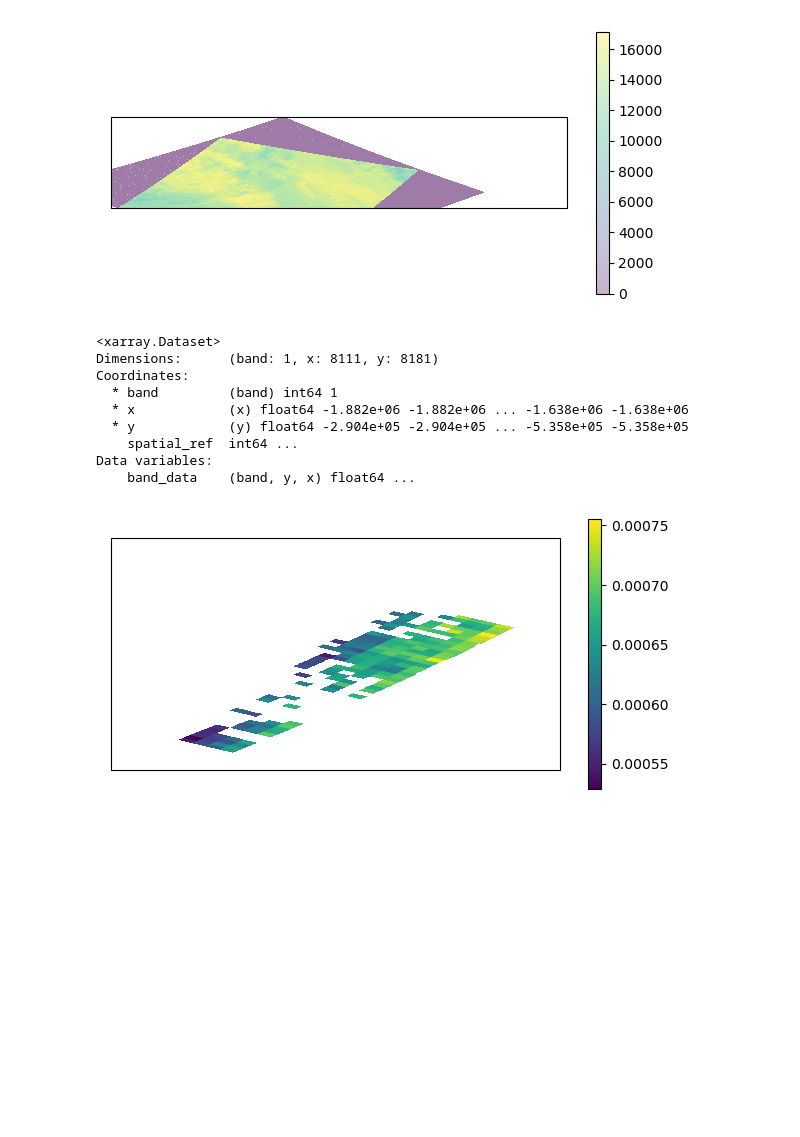
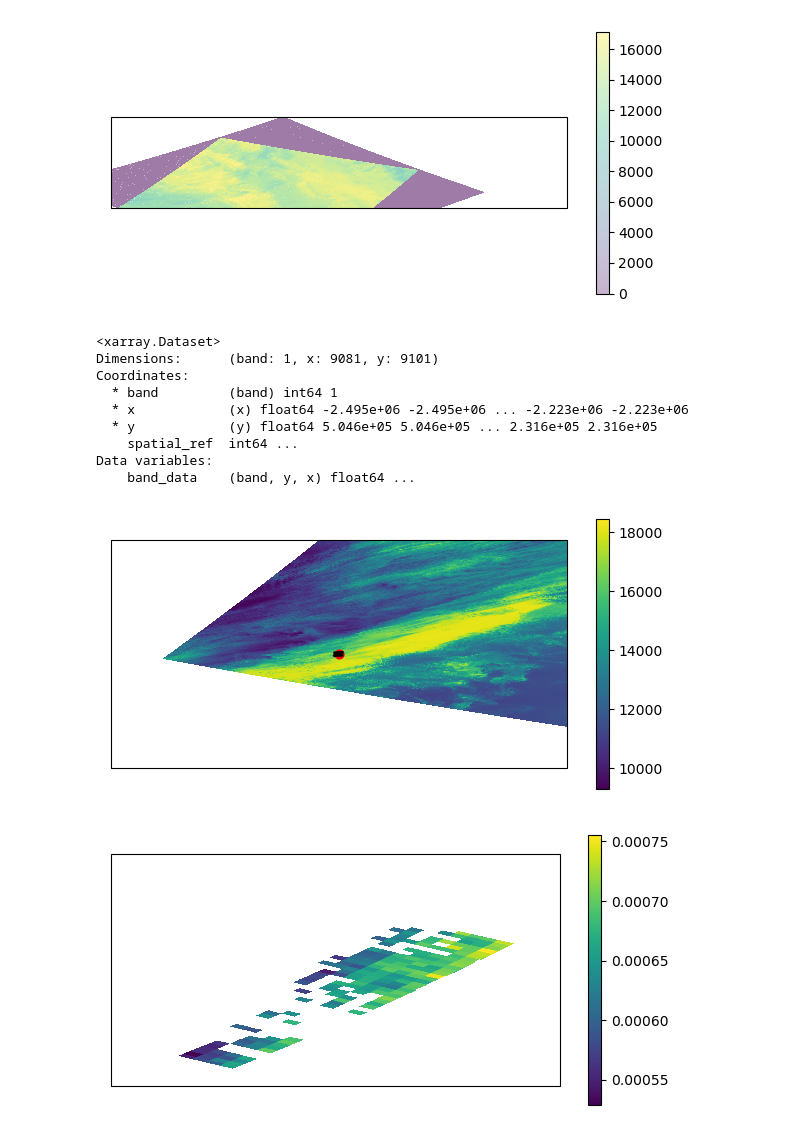
Before and after one commit to tsnow03/Landsat_SST_algorithm, a Jupyter notebook: NLSSTpipeline_20230815.ipynb, the cells around one changed output. Cells and saved outputs as stored; diff of their text form; code cells hidden in the pictures; blank space fills up the shorter version.

```diff
--- a/NLSSTpipeline_20230815.ipynb
+++ b/NLSSTpipeline_20230815.ipynb
@@ -1460,0 +1338,17 @@ client
+# %%
+# Derive NLSST coefficiencts from MODTRAN files
+if os.path.isfile(NLSST_input_file):
+    print ('NLSST input exists')
+    modtran_lut = pd.read_pickle(NLSST_input_file)
+
+else:
+    modtran_lut = prep_NLSST(lsatpath,prefix,spec_hu_file)
+    modtran_lut.to_pickle(NLSST_input_file)
+
+
+NLSST_results = derive_NLSST(modtran_lut)
+a0 = NLSST_results.params.Intercept
+a1 = NLSST_results.params.toa
+a2 = NLSST_results.params.tcwv_toa
+
+print(NLSST_results.summary())
@@ -1679,30 +1605,33 @@ ls_scene.rio.reproject("EPSG:4326")
 # %% [output]
 [figure]
 # %%
-Lfile = '/home/jovyan/Data/SST/MODcalib/Cosgrove/LC08_L1GT_004112_20170129_20201016_02_T2_151002_Cel.tif'
+Lfile = '/home/jovyan/Landsat_SST_algorithm/Data/SST/Validation/LC08_L1GT_228108_20200123_20201016_02_T2_141253_Cel_calib.tif'
 ls_scene = xr.open_dataset(Lfile)
 ls_scene
 # %% [output]
 <xarray.Dataset>
-Dimensions:      (band: 1, x: 8111, y: 8181)
+Dimensions:      (band: 1, x: 9081, y: 9101)
 Coordinates:
   * band         (band) int64 1
-  * x            (x) float64 -1.882e+06 -1.882e+06 ... -1.638e+06 -1.638e+06
-  * y            (y) float64 -2.904e+05 -2.904e+05 ... -5.358e+05 -5.358e+05
+  * x            (x) float64 -2.495e+06 -2.495e+06 ... -2.223e+06 -2.223e+06
+  * y            (y) float64 5.046e+05 5.046e+05 ... 2.316e+05 2.316e+05
     spatial_ref  int64 ...
 Data variables:
     band_data    (band, y, x) float64 ...
 # %%
 plt.figure(figsize=(6, 3))
 ax = plt.axes(projection=ccrs.PlateCarree())
 ax.set_global()
+ax.set_ylim([ilat-1,ilat+1])
+ax.set_xlim([ilon-2,ilon+2])
 cb = ax.pcolormesh(ls_scene.x,ls_scene.y,ls_scene.sel(band=1).to_array().isel(variable=0),transform=cartopy.crs.epsg(3031))
-# plt.scatter([ilon],[ilat],c='k',s=40)
+plt.scatter([ilon],[ilat],c='r',s=40,transform=ccrs.PlateCarree())
+plt.plot([polarx[0],polarx[0],polarx[1],polarx[1],polarx[0]],[polary[0],polary[1],polary[1],polary[0],polary[0]],lw=2,ls='--',color='k',transform=cartopy.crs.epsg(3031))
 ax.coastlines()
-# ax.set_ylim([-70, -67])
-# ax.set_xlim([-95,-89])
 plt.colorbar(cb)
 plt.tight_layout()
+# %% [output]
+[figure, added]
 # %%
 # plt.figure(figsize=(6, 3))
 # ax = plt.axes(projection=ccrs.PlateCarree())
```
Also changed, not shown: parts of 32 cells of this notebook, 2 other files.
